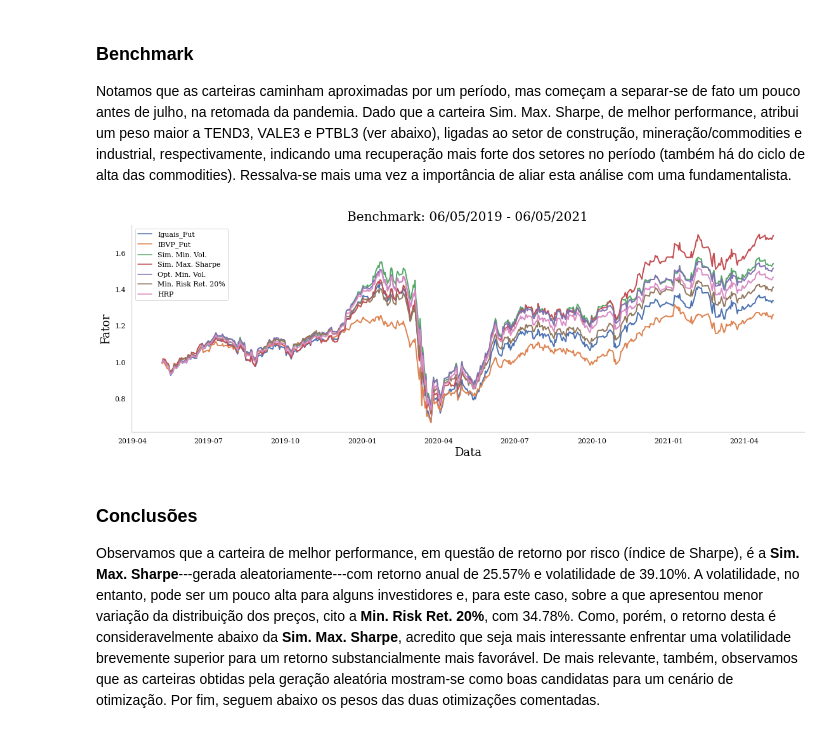
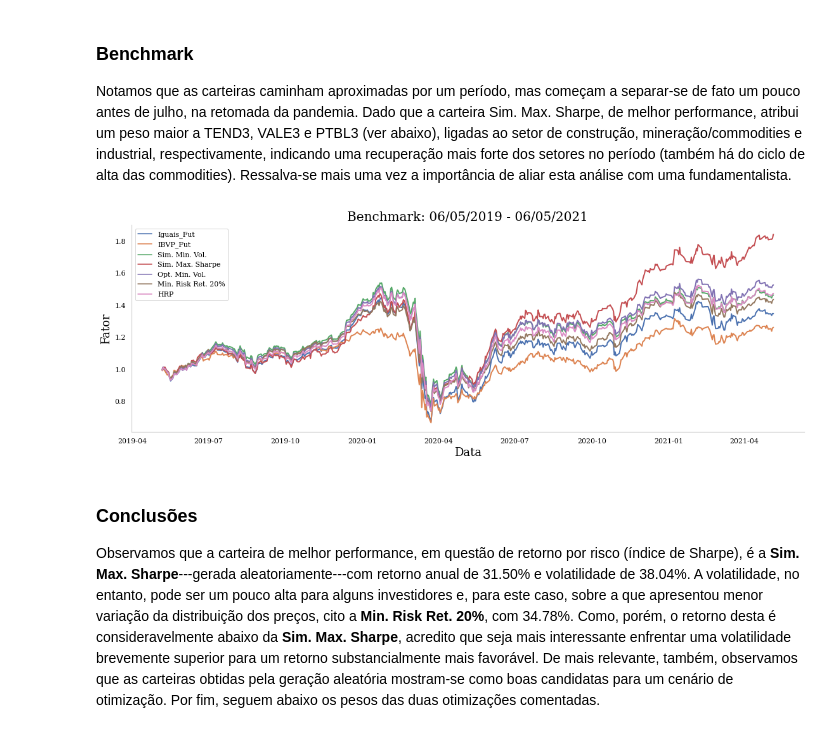
Before and after one commit to savimf/main_portfolio, a Jupyter notebook: comp_random_opt/comparison_random_opt.ipynb, the cells around one changed output. Saved outputs shown, nothing was run; the diff lists cells and outputs as text; code cells hidden in the pictures.

Commit message:
Versão 2.2
Notebook adaptado ao novo módulo quant_tools.py (substituindo functions_aux.py). Classe Portfolio atualizada.

```diff
--- a/comp_random_opt/comparison_random_opt.ipynb
+++ b/comp_random_opt/comparison_random_opt.ipynb
@@ -680,9 +661,9 @@ for _ in range(n_carts):
 
     ret = (1 + a_returns_past.dot(peso)) ** .5 - 1      # retorno da carteira anualizado
 
-    vol = aux.vol(peso, cov_past, annual=True)          # volatilidade
+    vol = qt.vol(peso, cov_past, annual=True)          # volatilidade
 
-    s = aux.sharpe(ret, vol, selic_a_past)              # índice de Sharpe
+    s = qt.sharpe(ret, vol, selic_a_past)              # índice de Sharpe
 
     cart_returns.append(ret)
     peso_acoes.append(peso)
@@ -722,20 +703,7 @@ cart_aux = cart_aux[cols]
 
 
 # carteiras de mínima volatilidade e maior índice de Sharpe
-min_vol = cart_aux['Volatilidade'].min()
-max_sharpe = cart_aux['Ind. Sharpe'].max()
-
-# com a mínima volatilidade e o maior índice de Sharpe, determinamos as
-# carteiras correspondentes a tais indicadores
-carteira_min_vol = cart_aux.loc[cart_aux['Volatilidade'] == min_vol]
-carteira_min_vol = carteira_min_vol.T.rename(
-    columns={carteira_min_vol.index[0]: 'Valores'}
-)
-
-
-carteira_max_sharpe = cart_aux.loc[cart_aux['Ind. Sharpe'] == max_sharpe]
-carteira_max_sharpe = carteira_max_sharpe.T.rename(
-    columns={carteira_max_sharpe.index[0]: 'Valores'}
-)
+carteira_min_vol = qt.find_port_min_vol(cart_aux)
+carteira_max_sr = qt.find_port_max_sr(cart_aux)
 # %% [markdown]
 #### Fronteira Eficiente
@@ -755,20 +720,20 @@ acoes_sim_min_vol = acoes_fut.transfer(
     carteira_min_vol.loc[acoes, 'Valores'].values
 )
 
-acoes_sim_max_sp = acoes_fut.transfer(
+acoes_sim_max_sr = acoes_fut.transfer(
     'Sim. Max. Sharpe',
-    carteira_max_sharpe.loc[acoes, 'Valores'].values
+    carteira_max_sr.loc[acoes, 'Valores'].values
 )
 
 # armazenando em disco
 # jl.dump(acoes_sim_min_vol, 'future/acoes_sim_min_vol_pf.pkl')
-# jl.dump(acoes_sim_max_sp, 'future/acoes_sim_max_sp_pf.pkl')
+# jl.dump(acoes_sim_max_sr, 'future/acoes_sim_max_sr_pf.pkl')
 
 # acoes_sim_min_vol = jl.load('future/acoes_sim_min_vol_pf.pkl')
 # Portfolio.register(acoes_sim_min_vol)
 
-# acoes_sim_max_sp = jl.load('future/acoes_sim_max_sp_pf.pkl')
-# Portfolio.register(acoes_sim_max_sp)
+# acoes_sim_max_sr = jl.load('future/acoes_sim_max_sr_pf.pkl')
+# Portfolio.register(acoes_sim_max_sr)
 # %% [markdown]
 ## Otimizações
 
@@ -1275,7 +1232,7 @@ Das carteiras otimizadas, portanto, prosseguiremos somente com as que apresentar
 # %%
 port_comparison = [
     ibvp_fut_pf, acoes_fut, acoes_sim_min_vol,
-    acoes_sim_max_sp, acoes_opt_min_vol,
+    acoes_sim_max_sr, acoes_opt_min_vol,
     acoes_min_risk_ret, acoes_hrp
 ]
 
@@ -1304,26 +1261,26 @@ Portfolio.all_metrics(
 ### Benchmark
 Notamos que as carteiras caminham aproximadas por um período, mas começam a separar-se de fato um pouco antes de julho, na retomada da pandemia. Dado que a carteira Sim. Max. Sharpe, de melhor performance, atribui um peso maior a TEND3, VALE3 e PTBL3 (ver abaixo), ligadas ao setor de construção, mineração/commodities e industrial, respectivamente, indicando uma recuperação mais forte dos setores no período (também há do ciclo de alta das commodities). Ressalva-se mais uma vez a importância de aliar esta análise com uma fundamentalista.
 # %%
-port_comparison.pop(1)
+# port_comparison.pop(1)
 
 # plotly
 # acoes_fut.benchmark(
 #     port_comparison,
 #     plot_in='go'
 # )
 
 # seaborn
 acoes_fut.benchmark(
     port_comparison,
     plot_in='sns',
     name='all_benchmark'
 )
 # %% [output]
-[figure, old version]
+[figure, new version]
 # %% [markdown]
 ### Conclusões
 
-Observamos que a carteira de melhor performance, em questão de retorno por risco (índice de Sharpe), é a **Sim. Max. Sharpe**---gerada aleatoriamente---com retorno anual de 25.57% e volatilidade de 39.10%. A volatilidade, no entanto, pode ser um pouco alta para alguns investidores e, para este caso, sobre a que apresentou menor variação da distribuição dos preços, cito a **Min. Risk Ret. 20%**, com 34.78%. Como, porém, o retorno desta é consideravelmente abaixo da **Sim. Max. Sharpe**, acredito que seja mais interessante enfrentar uma volatilidade brevemente superior para um retorno substancialmente mais favorável. De mais relevante, também, observamos que as carteiras obtidas pela geração aleatória mostram-se como boas candidatas para um cenário de otimização. Por fim, seguem abaixo os pesos das duas otimizações comentadas.
+Observamos que a carteira de melhor performance, em questão de retorno por risco (índice de Sharpe), é a **Sim. Max. Sharpe**---gerada aleatoriamente---com retorno anual de 31.50% e volatilidade de 38.04%. A volatilidade, no entanto, pode ser um pouco alta para alguns investidores e, para este caso, sobre a que apresentou menor variação da distribuição dos preços, cito a **Min. Risk Ret. 20%**, com 34.78%. Como, porém, o retorno desta é consideravelmente abaixo da **Sim. Max. Sharpe**, acredito que seja mais interessante enfrentar uma volatilidade brevemente superior para um retorno substancialmente mais favorável. De mais relevante, também, observamos que as carteiras obtidas pela geração aleatória mostram-se como boas candidatas para um cenário de otimização. Por fim, seguem abaixo os pesos das duas otimizações comentadas.
 # %%
 pesos = pd.DataFrame(
     {'Sim. Max. Sharpe': acoes_sim_max_sp.weights,
```
Also changed, not shown: parts of 49 cells of this notebook, 2 other files.
